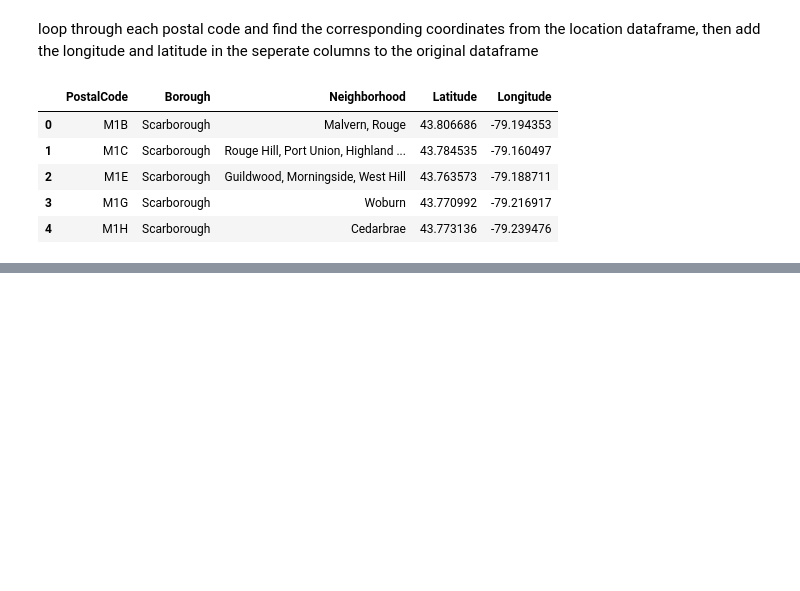
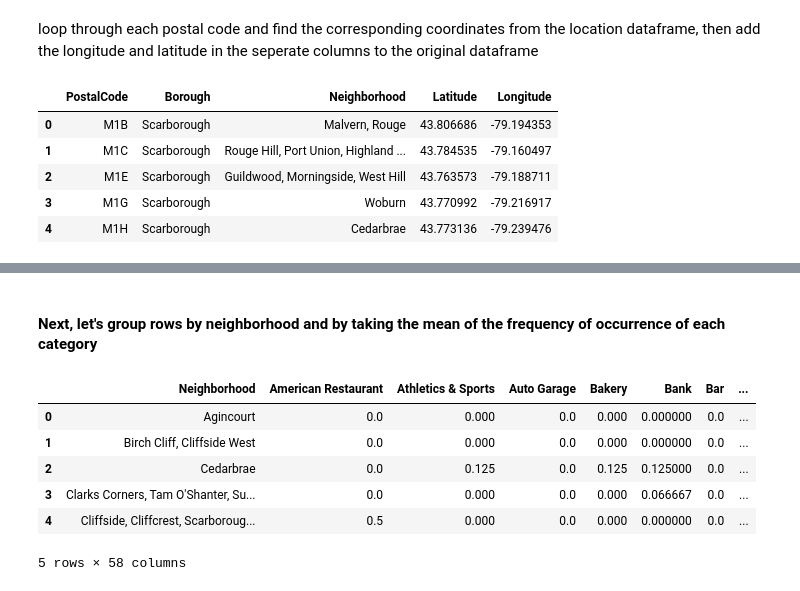
Before and after one commit to Cass-Li/Coursera_Capstone, a Jupyter notebook: segmenting and clustering Exercise.ipynb, the cells around one changed output, grey strips where cells are left out. Saved outputs shown, nothing was run; the diff lists cells and outputs as text; code cells hidden in the pictures; blank space fills up the shorter version.

```diff
--- a/segmenting and clustering Exercise.ipynb
+++ b/segmenting and clustering Exercise.ipynb
@@ -110,0 +194,13 @@ df.head()
+# %% [markdown]
+#### Next, let's group rows by neighborhood and by taking the mean of the frequency of occurrence of each category
+# %%
+scarborough_mean = scarborough_onehot.groupby('Neighborhood').mean().reset_index()
+scarborough_mean.head()
+# %% [output]
+|  | Neighborhood | American Restaurant | Athletics & Sports | Auto Garage | Bakery | Bank | Bar | ... |
+| 0 | Agincourt | 0.0 | 0.000 | 0.0 | 0.000 | 0.000000 | 0.0 | ... |
+| 1 | Birch Cliff, Cliffside West | 0.0 | 0.000 | 0.0 | 0.000 | 0.000000 | 0.0 | ... |
+| 2 | Cedarbrae | 0.0 | 0.125 | 0.0 | 0.125 | 0.125000 | 0.0 | ... |
+| 3 | Clarks Corners, Tam O'Shanter, Su... | 0.0 | 0.000 | 0.0 | 0.000 | 0.066667 | 0.0 | ... |
+| 4 | Cliffside, Cliffcrest, Scarboroug... | 0.5 | 0.000 | 0.0 | 0.000 | 0.000000 | 0.0 | ... |
+5 rows × 58 columns
```
Also changed, not shown: parts of 29 cells of this notebook.
